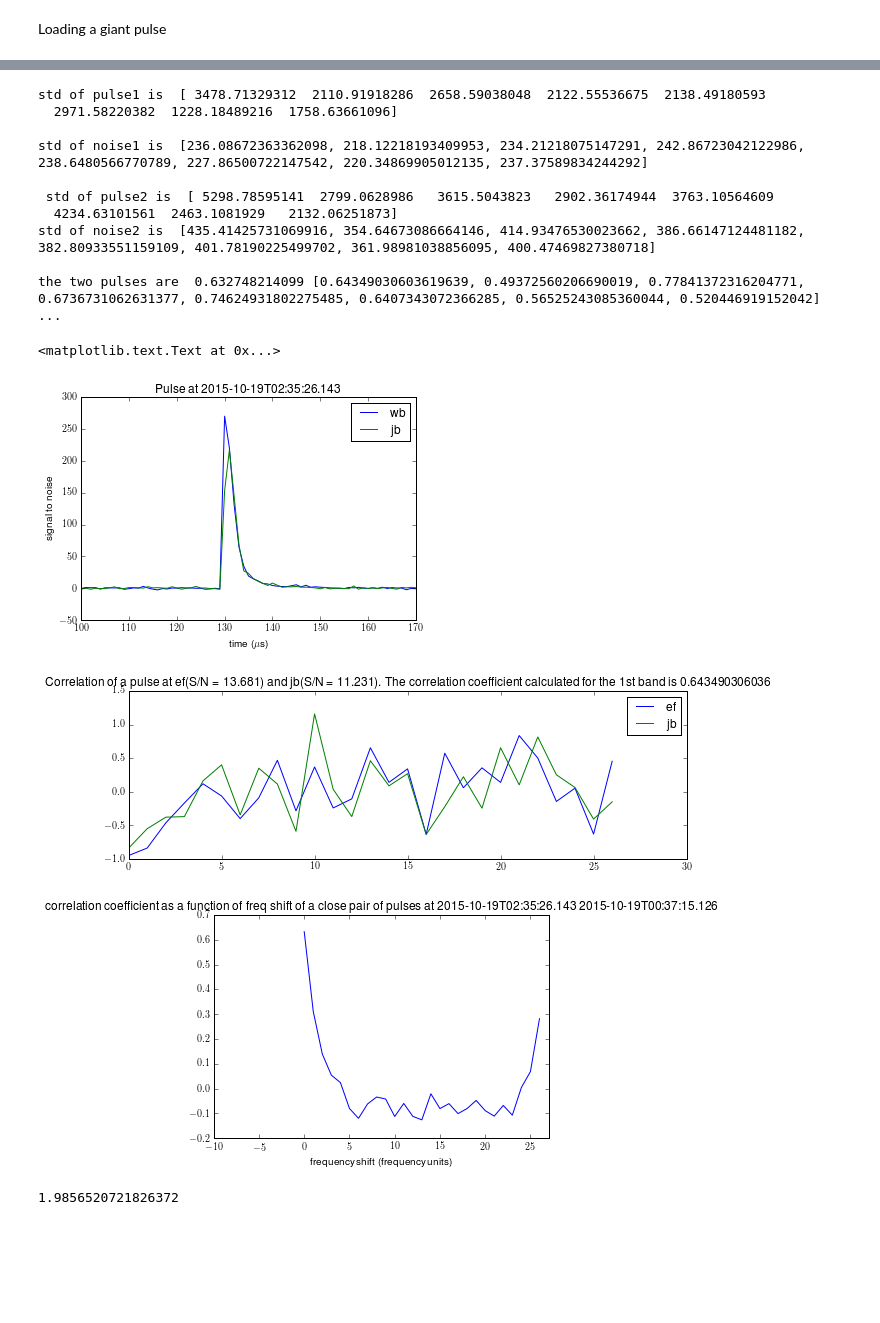
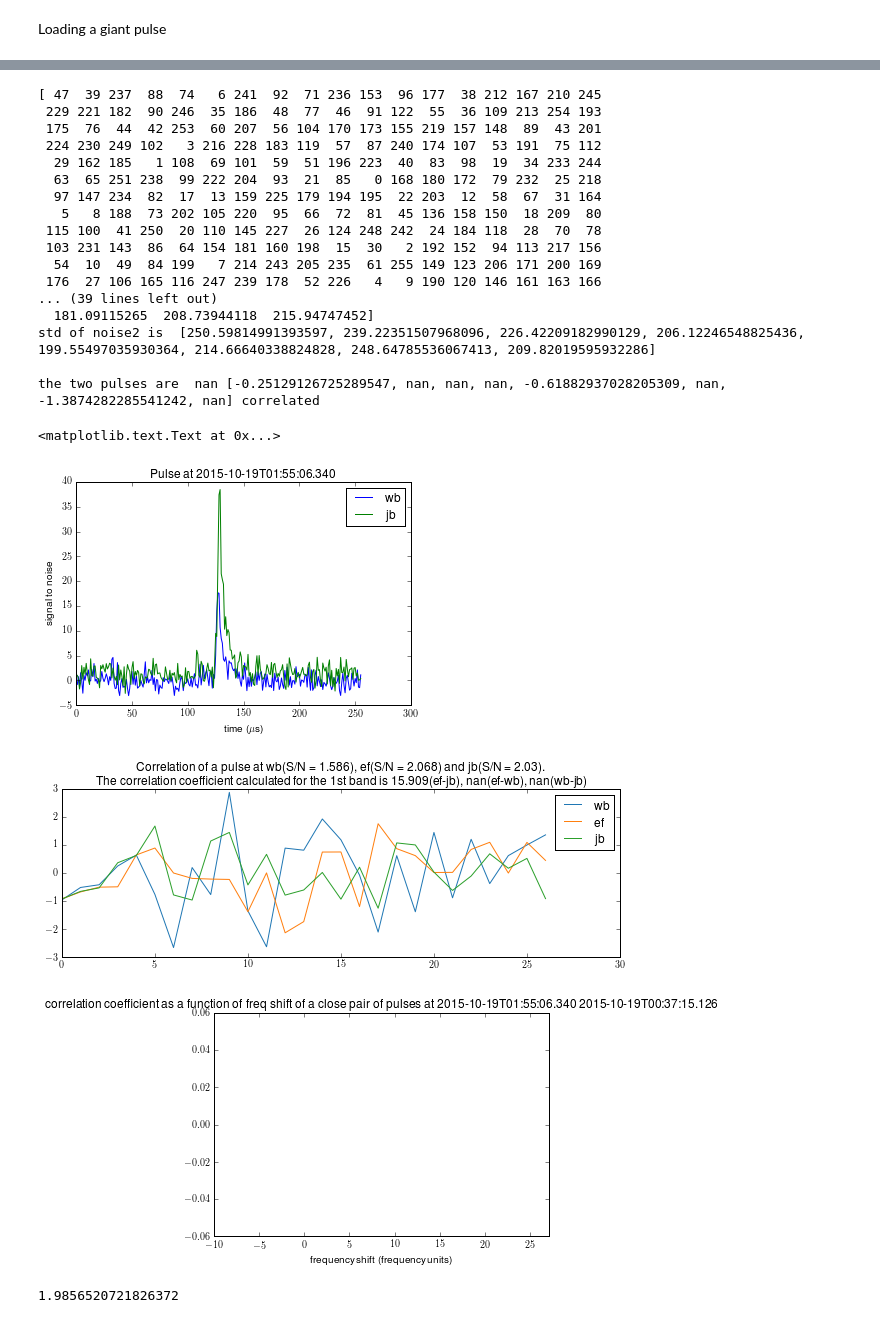
Before and after one commit to xiaozhengxu/scint_analysis, a Jupyter notebook: EVN_crab/process_frequency.ipynb, the cells around one changed output, grey strips where cells are left out. Cells and saved outputs as stored; diff of their text form; code cells hidden in the pictures; blank space fills up the shorter version.

```diff
--- a/EVN_crab/process_frequency.ipynb
+++ b/EVN_crab/process_frequency.ipynb
@@ -29,2 +25,7 @@ if exists('./figures/correlation_coeff/giant_pulses{}chan.npz'.format(nchan)):
+# %%
+colors = [(31, 119, 180),(255, 127, 14), (44, 160, 44),(148, 103, 189),(214, 39, 40)] #blue, orange, green, purple, red
+for i in range(len(colors)):
+    r, g, b = colors[i]
+    colors[i] = (r / 255., g / 255., b / 255.)
 # %% [markdown]
 Loading a giant pulse
@@ -98,14 +96,17 @@ def load_gp(time_string,telescope,nchan,draw = 0):
     sigs_noise = get_SN(outputsumfreq)
 
     peak_time = np.argmax(sigs_noise)
-    S_N = outputsumfreq[peak_time]/np.mean(outputsumfreq[:5])
+    S_N = outputsumfreq[peak_time]/np.mean(outputsumfreq[:30])
 
     if nchan ==512:
         background_std1 = output[40./512*nchan:465./512*nchan,:peak_time-1].std()
 #         print 'std1 =',background_std1
-        background_std2 = output[:,peak_time+2:].std()
+        background_std = []
+        for j in range(8):
+            background_std.append(output[j*(nchan+1)+40./512*nchan:j*(nchan+1)+465./512*nchan,:peak_time-1].std())
         output_pulse = output[:,peak_time]
 #         print 'std2 =',background_std2
+        background_freq = output[:,peak_time-2]
 
     if nchan == 128:
         sn_sorted = np.argsort(sigs_noise)
@@ -120,12 +121,12 @@ def load_gp(time_string,telescope,nchan,draw = 0):
     if nchan ==32:
         sn_sorted = np.argsort(sigs_noise)
 #         print sn_sorted
-        background_1= output[:,peak_time-30:peak_time-20]
-        output_pulse = np.concatenate([np.array([output[:,sn_sorted[-k]]]) for k in range(1,6)],axis = 0).mean(0)
+        background_1= np.concatenate([np.array([output[:,sn_sorted[-k]]]) for k in range(51,61)],axis = 0).mean(0)
+        output_pulse = np.concatenate([np.array([output[:,sn_sorted[-k]]]) for k in range(1,11)],axis = 0).mean(0)
         background_std = []
         for j in range(8):
-            background_std.append(background_1[j*(nchan+1)+40./512*nchan:j*(nchan+1)+465./512*nchan,:].std()/sqrt(5))
-        background_freq = background_1.mean(1)
+            background_std.append(background_1[j*(nchan+1)+40./512*nchan:j*(nchan+1)+465./512*nchan].std())
+        background_freq = background_1
 
     freq_spec = output_pulse-background_freq
 #     freq_spec = output_pulse
@@ -149,16 +150,17 @@ with open(text_name, 'r') as f:
 S_N3= 7.9
 S_N4 = 9.6
 # time_string = text_lines[22]
-time_string=time_string2
-fs1,bgstd1,os1,sn1 = load_gp(time_string,'ef',nchan,draw = 0)
-fs2,bgstd2,os2,sn2 = load_gp(time_string,'jb',nchan,draw = 0)
+time_string=time_string8
+fs1,bgstd1,os1,sn1 = load_gp(time_string,'wb',nchan,draw = 0)
+fs2,bgstd2,os2,sn2 = load_gp(time_string,'ef',nchan,draw = 0)
+fs3,bgstd3,os3,sn3 = load_gp(time_string,'jb',nchan,draw = 0)
 
 # fs1,bgstd1,os1 = load_gp(text_lines[84-1],'p1',nchan,draw = 0)
 # fs2,bgstd2,os2 = load_gp(text_lines[85-1],'p1',nchan,draw = 0)
 
 fgp1 = process_freq_spec(fs1,nchan,i-1,draw = 0)
 fgp2 = process_freq_spec(fs2,nchan,i-1, draw = 0)
-
+fgp3 = process_freq_spec(fs3,nchan,i-1, draw = 0)
 
 print 'std of pulse1 is ', np.std(fgp1,axis = 1)
 
@@ -189,7 +191,7 @@ def get_ccs((fs1,bgstd1),(fs2,bgstd2)):
         Ybg = bgstd2[i]
         coefficient = get_cc((X,Xbg),(Y,Ybg))
         coefficients.append(coefficient)
-    return np.mean(coefficients),coefficients
+    return np.mean(coefficients[:-1]),coefficients
 
 figure()
 plot(os1,label = 'wb')
@@ -197,54 +199,61 @@ plot(os2,label = 'jb')
 # plot(os3,label = 'jb')
 # plot(os4,label = 'wb')
 title('Pulse at {} '.format(time_string))
-xlim(100,170)
+# xlim(100,170)
 ylabel('signal to noise')
 xlabel(r'time ($\mu$s)')
 legend()
 
 
-
-
-cc,ccs = get_ccs((fgp1,bgstd1),(fgp2,bgstd2))
+cc12,ccs12 = get_ccs((fgp1,bgstd1),(fgp2,bgstd2))
+cc23,ccs23 = get_ccs((fgp2,bgstd2),(fgp3,bgstd3))
+cc13,ccs13 = get_ccs((fgp1,bgstd1),(fgp3,bgstd3))
 print '\nthe two pulses are ',cc,ccs, 'correlated'
 
 figure(figsize = (10,3))
-plot(fgp1[0]/fgp1[0].mean()-1.,label = 'ef')
-plot(fgp2[0]/fgp2[0].mean()-1.,label = 'jb')
+plot(fgp1[0]/fgp1[0].mean()-1.,label = 'wb',color = colors[0])
+plot(fgp2[0]/fgp2[0].mean()-1.,label = 'ef',color = colors[1])
+plot(fgp3[0]/fgp3[0].mean()-1.,label = 'jb',color = colors[2])
 legend()
-title('Correlation of a pulse at ef(S/N = {}) and jb(S/N = {}). The correlation coefficient calculated for the 1st band is {}'.format(round(sn1,3),round(sn2,3),ccs[0]))
-
+title('Correlation of a pulse at wb(S/N = {}), ef(S/N = {}) and jb(S/N = {}). \n The correlation coefficient calculated for the 1st band is {}(ef-jb), {}(ef-wb), {}(wb-jb)'.format(round(sn1,3),round(sn2,3),round(sn3,3),round(ccs23[0],3),round(ccs12[0],3),round(ccs13[0],3)))
 cc_dfs = []
 for k in range(fgp1.shape[1]):
     cc,ccs = get_ccs(((np.roll(fgp1,k,axis =1)),bgstd1),(fgp2,bgstd2))
     cc_dfs.append(cc)
 
 
 # f,axarr=plt.subplots(8,1,figsize=(10,15))
 # for i in range(8):
 #     axarr[i].plot(fgp1[i]/fgp1[i].mean()-1.)
 #     axarr[i].plot(fgp2[i]/fgp2[i].mean()-1.)
 
 figure()
 plot(cc_dfs)
 xlabel('frequency shift (frequency units)')
 xlim(-10,len(cc_dfs))
 title('correlation coefficient as a function of freq shift of a close pair of pulses at {} {}'.format(time_string,text_lines[85-1]))
 # %% [output]
-std of pulse1 is  [ 3478.71329312  2110.91918286  2658.59038048  2122.55536675  2138.49180593
-  2971.58220382  1228.18489216  1758.63661096]
+[ 47  39 237  88  74   6 241  92  71 236 153  96 177  38 212 167 210 245
+ 229 221 182  90 246  35 186  48  77  46  91 122  55  36 109 213 254 193
+ 175  76  44  42 253  60 207  56 104 170 173 155 219 157 148  89  43 201
+ 224 230 249 102   3 216 228 183 119  57  87 240 174 107  53 191  75 112
+  29 162 185   1 108  69 101  59  51 196 223  40  83  98  19  34 233 244
+  63  65 251 238  99 222 204  93  21  85   0 168 180 172  79 232  25 218
+  97 147 234  82  17  13 159 225 179 194 195  22 203  12  58  67  31 164
+   5   8 188  73 202 105 220  95  66  72  81  45 136 158 150  18 209  80
+ 115 100  41 250  20 110 145 227  26 124 248 242  24 184 118  28  70  78
+ 103 231 143  86  64 154 181 160 198  15  30   2 192 152  94 113 217 156
+  54  10  49  84 199   7 214 243 205 235  61 255 149 123 206 171 200 169
+ 176  27 106 165 116 247 239 178  52 226   4   9 190 120 146 161 163 166
+... (39 lines left out)
+  181.09115265  208.73944118  215.94747452]
+std of noise2 is  [250.59814991393597, 239.22351507968096, 226.42209182990129, 206.12246548825436, 199.55497035930364, 214.66640338824828, 248.64785536067413, 209.82019595932286]
 
-std of noise1 is  [236.08672363362098, 218.12218193409953, 234.21218075147291, 242.86723042122986, 238.6480566770789, 227.86500722147542, 220.34869905012135, 237.37589834244292]
-
- std of pulse2 is  [ 5298.78595141  2799.0628986   3615.5043823   2902.36174944  3763.10564609
-  4234.63101561  2463.1081929   2132.06251873]
-std of noise2 is  [435.41425731069916, 354.64673086664146, 414.93476530023662, 386.66147124481182, 382.80933551159109, 401.78190225499702, 361.98981038856095, 400.47469827380718]
-
-the two pulses are  0.632748214099 [0.64349030603619639, 0.49372560206690019, 0.77841372316204771, 0.6736731062631377, 0.74624931802275485, 0.6407343072366285, 0.56525243085360044, 0.520446919152042]  ...
+the two pulses are  nan [-0.25129126725289547, nan, nan, nan, -0.61882937028205309, nan, -1.3874282285541242, nan] correlated
 <matplotlib.text.Text at 0x...>
-[figure, old version]
+[figure, new version]
-[figure, old version]
+[figure, new version]
-[figure, old version]
+[figure, new version]
 # %%
 sn2
 # %% [output]
```
Also changed, not shown: parts of 9 cells of this notebook, 1 other file.
